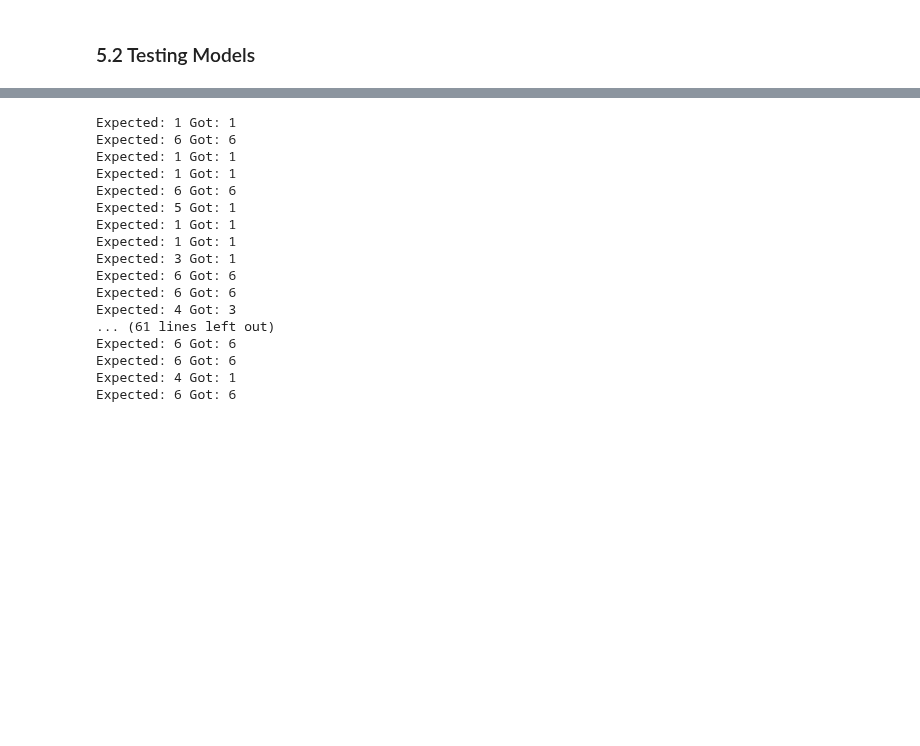
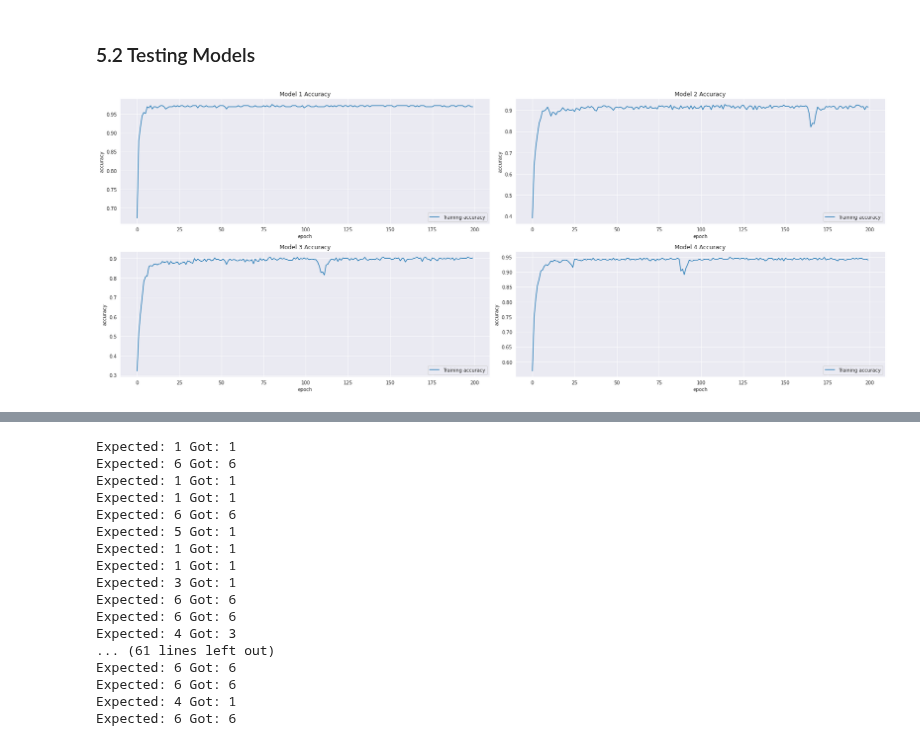
Before and after one commit to ngzhankang/finalYearProjectUOB, a Jupyter notebook: NLP.ipynb, the cells around one changed output, grey strips where cells are left out. Drawn from its saved outputs; the diff is of its cells as text; code cells hidden in the pictures; blank space fills up the shorter version.

Commit message:
Completed graph for model loss and model accuracies.

```diff
--- a/NLP.ipynb
+++ b/NLP.ipynb
@@ -724,2 +931,37 @@ Epoch 200/200
 # %% [markdown]
 ### 5.2 Testing Models
+# %%
+# subplots for model accuracies
+fig = plt.figure(figsize=(23,9))
+
+plt.subplot(2,2,1)
+plt.plot(models[0].history.history['accuracy'])
+plt.title('Model 1 Accuracy')
+plt.ylabel('accuracy')
+plt.xlabel('epoch')
+plt.legend(['Training accuracy'], loc='best')
+
+plt.subplot(2,2,2)
+plt.plot(models[1].history.history['accuracy'])
+plt.title('Model 2 Accuracy')
+plt.ylabel('accuracy')
+plt.xlabel('epoch')
+plt.legend(['Training accuracy'], loc='best')
+
+plt.subplot(2,2,3)
+plt.plot(models[2].history.history['accuracy'])
+plt.title('Model 3 Accuracy')
+plt.ylabel('accuracy')
+plt.xlabel('epoch')
+plt.legend(['Training accuracy'], loc='best')
+
+plt.subplot(2,2,4)
+plt.plot(models[3].history.history['accuracy'])
+plt.title('Model 4 Accuracy')
+plt.ylabel('accuracy')
+plt.xlabel('epoch')
+plt.legend(['Training accuracy'], loc='best')
+
+plt.tight_layout()
+# %% [output]
+[figure, added]
```
Also changed, not shown: parts of 27 cells of this notebook.
